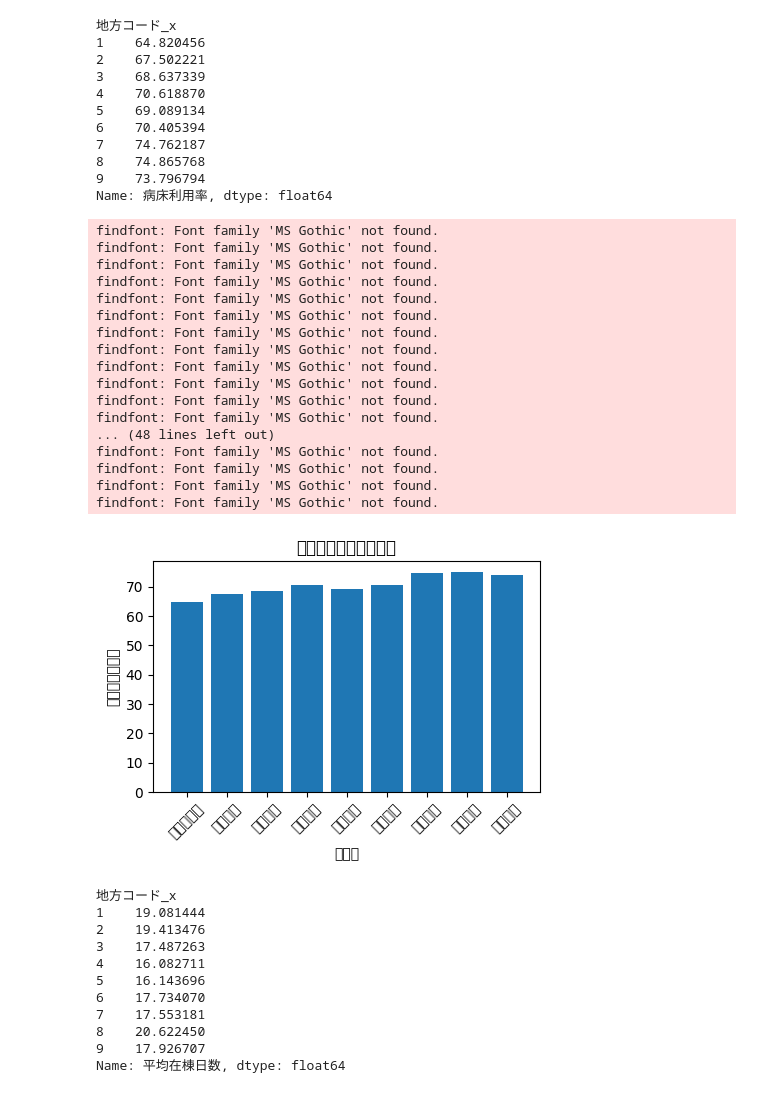
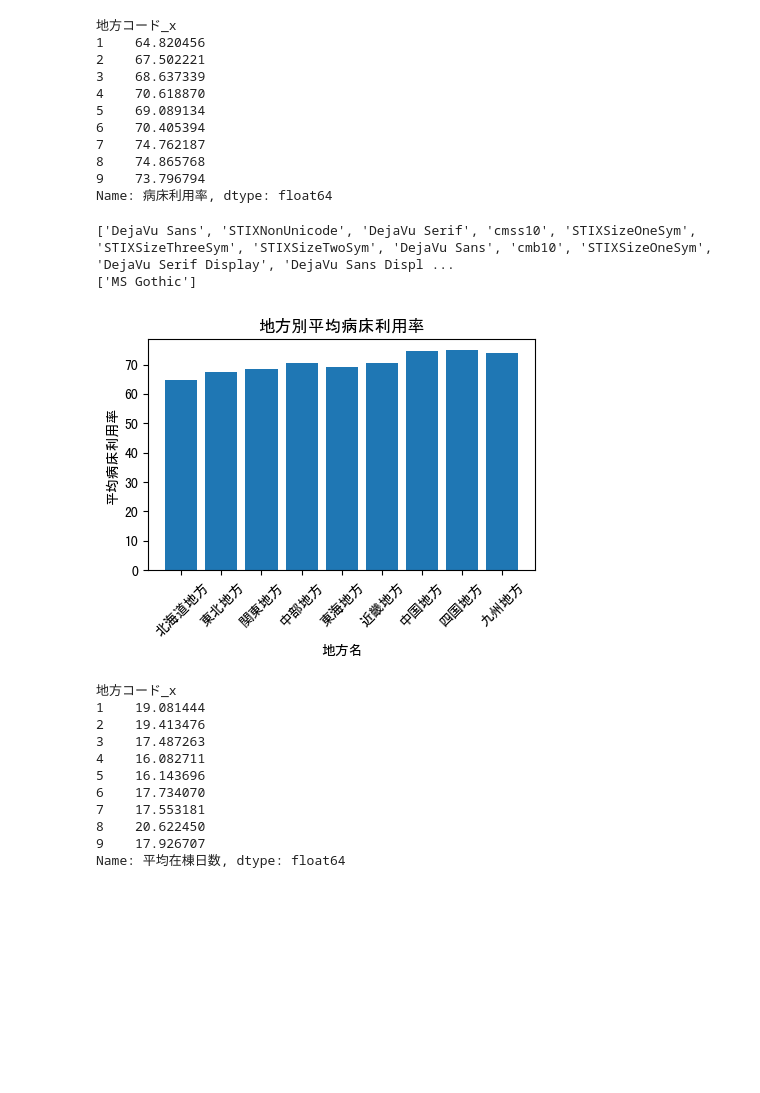
Before and after one commit to YusakuMiyashita/HBA, a Jupyter notebook: notebook/PJ001_simpleEDA.ipynb, the cells around one changed output. Saved outputs shown, nothing was run; the diff lists cells and outputs as text; code cells hidden in the pictures; blank space fills up the shorter version.

```diff
--- a/notebook/PJ001_simpleEDA.ipynb
+++ b/notebook/PJ001_simpleEDA.ipynb
@@ -16,7 +14,7 @@ os.getcwd()
 '/workspace/notebook'
 # %%
 #ファイルの読込
-df = pd.read_csv("../【全突合】R4 マスタ（チェックボックス） - 【統合版】.csv")
+df = pd.read_csv("../csv/【全突合】R4 マスタ（チェックボックス） - 【統合版】.csv")
 df.columns = df.iloc[0]
 df = df[1:].reset_index(drop=True)
 df.head()
@@ -142,44 +140,44 @@ print(region_means)
 8    74.865768
 9    73.796794
 Name: 病床利用率, dtype: float64
+# %%
+import matplotlib as mpl
+import matplotlib.font_manager as fm
+
+font_path = '/workspace/MS Gothic.ttf' # フォントファイルへの絶対パス
+fm.fontManager.addfont(font_path) # フォントマネージャーにフォントを追加
+
+# 使用可能なフォントの一覧を取得
+fonts = [f.name for f in fm.fontManager.ttflist]
+print(fonts)
+
+# matplotlibが使用しているフォントを出力
+print(mpl.rcParams['font.family'])
+# %% [output]
+['DejaVu Sans', 'STIXNonUnicode', 'DejaVu Serif', 'cmss10', 'STIXSizeOneSym', 'STIXSizeThreeSym', 'STIXSizeTwoSym', 'DejaVu Sans', 'cmb10', 'STIXSizeOneSym', 'DejaVu Serif Display', 'DejaVu Sans Displ ...
+['MS Gothic']
 # %%
-import matplotlib
-matplotlib.rc('font', family='MS Gothic')
+from pathlib import Path
+font_path = font_path = Path('/workspace/MS Gothic.ttf') # フォントファイルへの絶対パス
+prop = fm.FontProperties(fname=font_path)
 
 # 地方名のリスト
 region_names = ['北海道地方', '東北地方', '関東地方', '中部地方', '東海地方', '近畿地方', '中国地方', '四国地方', '九州地方']
 region_names_map = {y:x for x,y in zip(region_names,range(1,len(region_names)+1))}
 
 region_means_df = region_means.to_frame(name='平均病床利用率')
 region_means_df = region_means_df.reset_index()
 region_means_df['地方名'] = region_means_df['地方コード_x'].map(region_names_map)
 
 plt.figure(figsize=(5, 3))
 plt.bar(region_means_df['地方名'], region_means_df['平均病床利用率'])
 plt.xlabel('地方名')
 plt.ylabel('平均病床利用率')
 plt.title('地方別平均病床利用率')
 plt.xticks(rotation=45)
 plt.show()
 # %% [output]
-findfont: Font family 'MS Gothic' not found.
-findfont: Font family 'MS Gothic' not found.
-findfont: Font family 'MS Gothic' not found.
-findfont: Font family 'MS Gothic' not found.
-findfont: Font family 'MS Gothic' not found.
-findfont: Font family 'MS Gothic' not found.
-findfont: Font family 'MS Gothic' not found.
-findfont: Font family 'MS Gothic' not found.
-findfont: Font family 'MS Gothic' not found.
-findfont: Font family 'MS Gothic' not found.
-findfont: Font family 'MS Gothic' not found.
-findfont: Font family 'MS Gothic' not found.
-... (48 lines left out)
-findfont: Font family 'MS Gothic' not found.
-findfont: Font family 'MS Gothic' not found.
-findfont: Font family 'MS Gothic' not found.
-findfont: Font family 'MS Gothic' not found.
-[figure, old version]
+[figure, new version]
 # %%
 df = df[df["平均在棟日数"] != np.inf]
 region_means = df.groupby('地方コード_x')["平均在棟日数"].mean()
```
Also changed, not shown: parts of 2 cells of this notebook, 5 other files.
